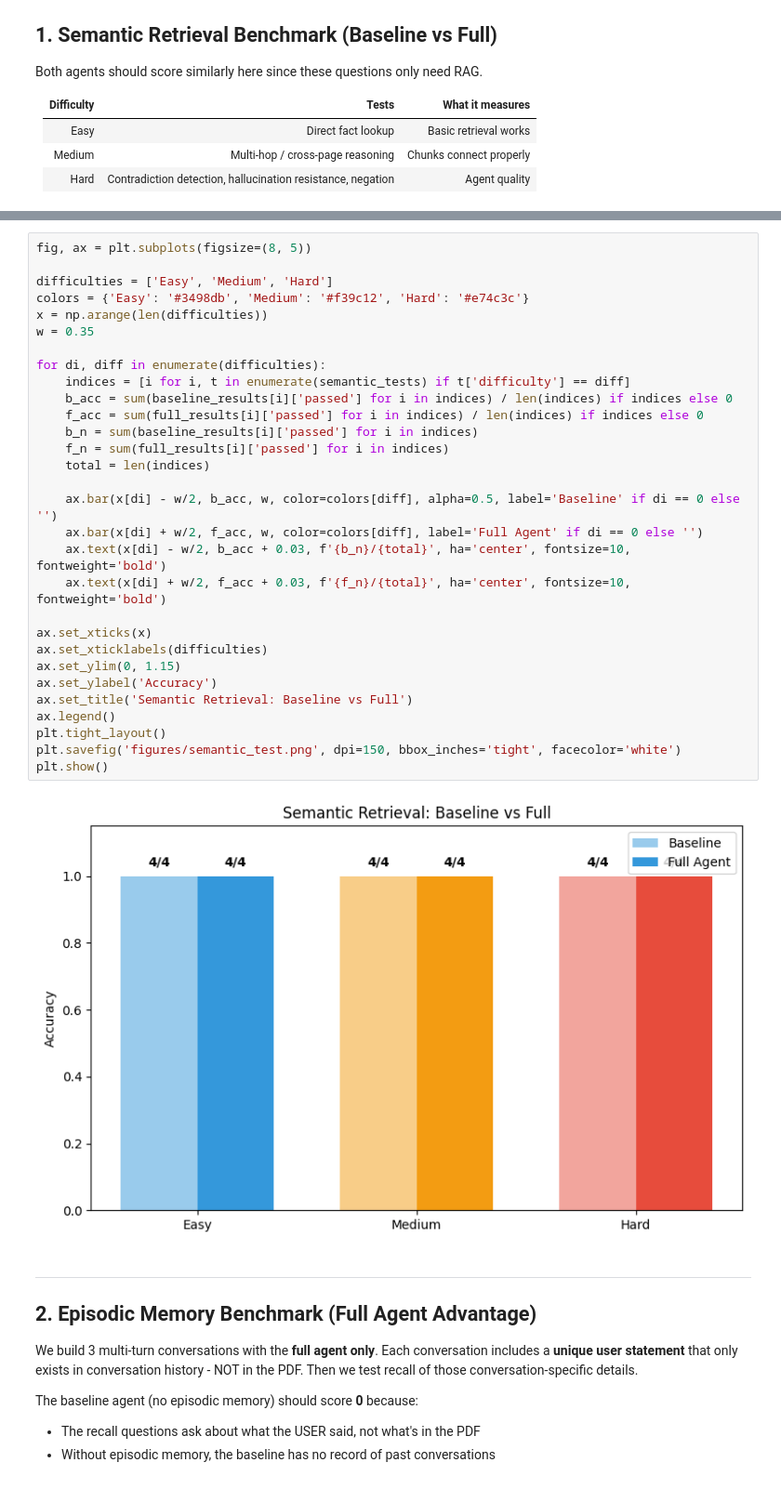
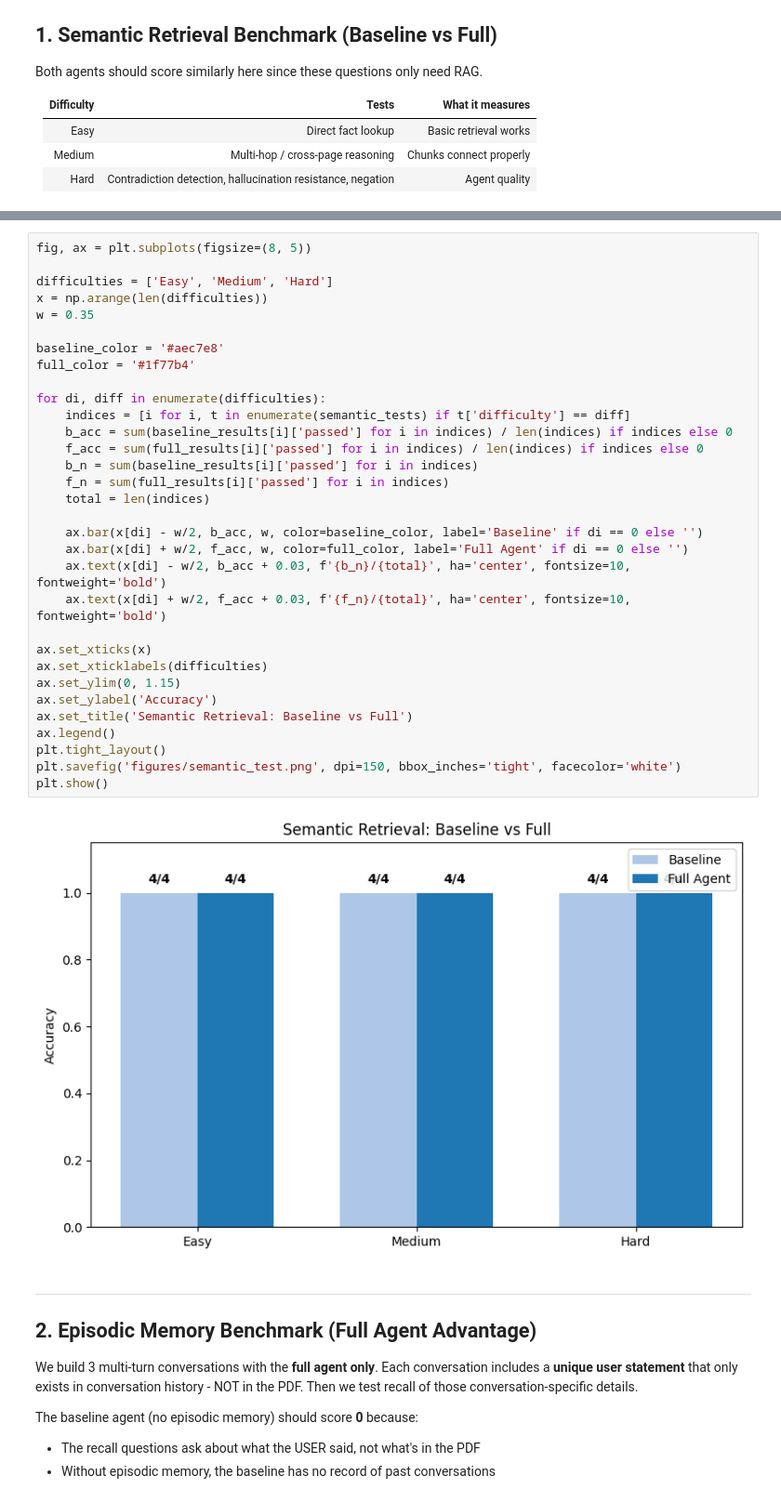
Before and after one commit to apattichis/cognitive-memory-agent, a Jupyter notebook: demo_full.ipynb, the cells around one changed output, grey strips where cells are left out. Shown at 93% size. Saved outputs shown, nothing was run; the diff lists cells and outputs as text.

```diff
--- a/demo_full.ipynb
+++ b/demo_full.ipynb
@@ -325,35 +325,37 @@ Semantic: Baseline 12/12 | Full 12/12
 # %%
 fig, ax = plt.subplots(figsize=(8, 5))
 
 difficulties = ['Easy', 'Medium', 'Hard']
-colors = {'Easy': '#3498db', 'Medium': '#f39c12', 'Hard': '#e74c3c'}
 x = np.arange(len(difficulties))
 w = 0.35
+
+baseline_color = '#aec7e8'
+full_color = '#1f77b4'
 
 for di, diff in enumerate(difficulties):
     indices = [i for i, t in enumerate(semantic_tests) if t['difficulty'] == diff]
     b_acc = sum(baseline_results[i]['passed'] for i in indices) / len(indices) if indices else 0
     f_acc = sum(full_results[i]['passed'] for i in indices) / len(indices) if indices else 0
     b_n = sum(baseline_results[i]['passed'] for i in indices)
     f_n = sum(full_results[i]['passed'] for i in indices)
     total = len(indices)
 
-    ax.bar(x[di] - w/2, b_acc, w, color=colors[diff], alpha=0.5, label='Baseline' if di == 0 else '')
-    ax.bar(x[di] + w/2, f_acc, w, color=colors[diff], label='Full Agent' if di == 0 else '')
+    ax.bar(x[di] - w/2, b_acc, w, color=baseline_color, label='Baseline' if di == 0 else '')
+    ax.bar(x[di] + w/2, f_acc, w, color=full_color, label='Full Agent' if di == 0 else '')
     ax.text(x[di] - w/2, b_acc + 0.03, f'{b_n}/{total}', ha='center', fontsize=10, fontweight='bold')
     ax.text(x[di] + w/2, f_acc + 0.03, f'{f_n}/{total}', ha='center', fontsize=10, fontweight='bold')
 
 ax.set_xticks(x)
 ax.set_xticklabels(difficulties)
 ax.set_ylim(0, 1.15)
 ax.set_ylabel('Accuracy')
 ax.set_title('Semantic Retrieval: Baseline vs Full')
 ax.legend()
 plt.tight_layout()
 plt.savefig('figures/semantic_test.png', dpi=150, bbox_inches='tight', facecolor='white')
 plt.show()
 # %% [output]
-[figure, old version]
+[figure, new version]
 # %% [markdown]
 ---
 ## 2. Episodic Memory Benchmark (Full Agent Advantage)
```
Also changed, not shown: parts of 12 cells of this notebook, 3 other files.
